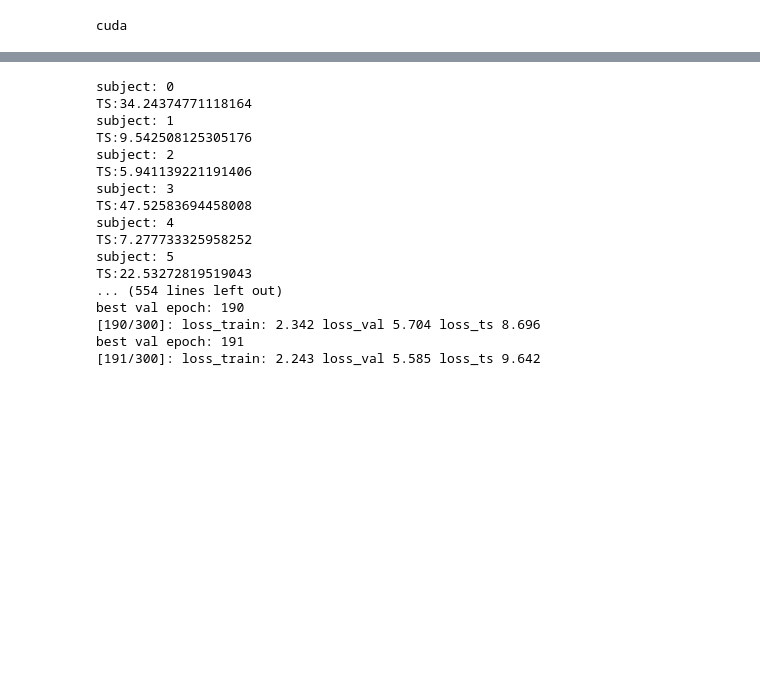
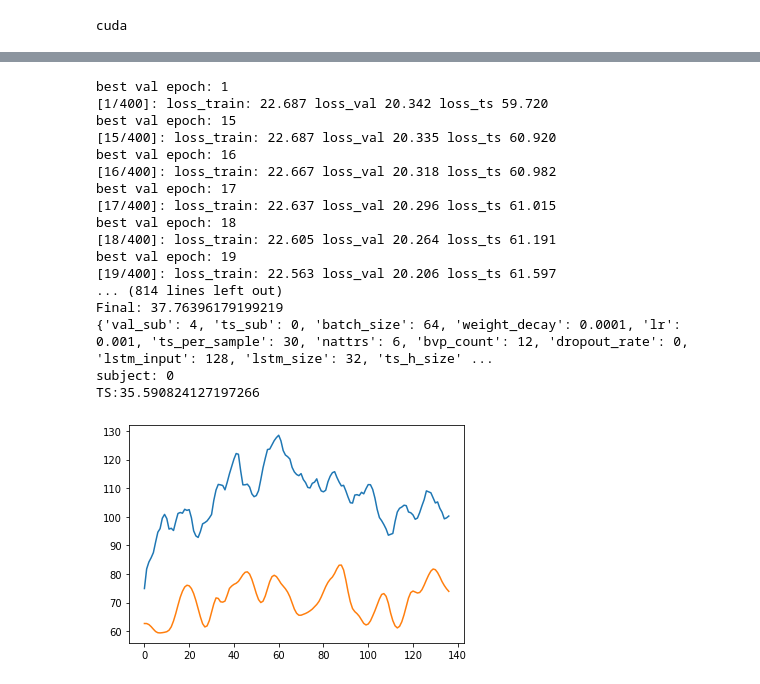
Before and after one commit to davipeag/HeartRateRegression, a Jupyter notebook: ieee_test_pce_lstm.ipynb, the cells around one changed output, grey strips where cells are left out. Drawn from its saved outputs; the diff is of its cells as text; code cells hidden in the pictures; blank space fills up the shorter version.

```diff
--- a/ieee_test_pce_lstm.ipynb
+++ b/ieee_test_pce_lstm.ipynb
@@ -170,51 +180,53 @@ from PPG import UtilitiesDataXY
 
 
 aresults = list()
-for ts_sub in [0,1,2,3, 4,5,6,7,8,9]:
+for ts_sub in [0]:#[0,1,2,3, 4,5,6,7,8,9]:
   dresults = list()
   for i in range(7):
     filename = f"ieee_test_ts_{ts_sub}_{i}_pce_lstm_12"
     save_path = os.path.join(STORE_DIR, filename)
     try:
+      raise FileNotFoundError
       with open(save_path , "rb") as f:
         out = pickle.load(f)
     except FileNotFoundError:
       full_trainer = FullTrainer.IeeeJointValNoHrPceLstmFullTrainer(dfs_train, args["device"], nrun=400)
     else:
       dresults.append(out)
       continue
     # try:
     fchoice["ts_sub"] = ts_sub
     out = full_trainer.train(**fchoice)
     print(out["args"], out["metric"])
     dresults.append(out)
     with open(save_path, "wb") as f:
       pickle.dump(out, f)
     # except RuntimeError as e:
     #   if isinstance(e, KeyboardInterrupt):
     #     raise e
     #   else:
     #     print("####")
     #     print(f"Failed: {choice}")
     #     print("###")
   print(f"subject: {ts_sub}")
   print(f"TS:{compute_ensemble(dresults)}")
   aresults.append(dresults)
 # %% [output]
+best val epoch: 1
+[1/400]: loss_train: 22.687 loss_val 20.342 loss_ts 59.720
+best val epoch: 15
+[15/400]: loss_train: 22.687 loss_val 20.335 loss_ts 60.920
+best val epoch: 16
+[16/400]: loss_train: 22.667 loss_val 20.318 loss_ts 60.982
+best val epoch: 17
+[17/400]: loss_train: 22.637 loss_val 20.296 loss_ts 61.015
+best val epoch: 18
+[18/400]: loss_train: 22.605 loss_val 20.264 loss_ts 61.191
+best val epoch: 19
+[19/400]: loss_train: 22.563 loss_val 20.206 loss_ts 61.597
+... (814 lines left out)
+Final: 37.76396179199219
+{'val_sub': 4, 'ts_sub': 0, 'batch_size': 64, 'weight_decay': 0.0001, 'lr': 0.001, 'ts_per_sample': 30, 'nattrs': 6, 'bvp_count': 12, 'dropout_rate': 0, 'lstm_input': 128, 'lstm_size': 32, 'ts_h_size' ...
 subject: 0
-TS:34.24374771118164
-subject: 1
-TS:9.542508125305176
-subject: 2
-TS:5.941139221191406
-subject: 3
-TS:47.52583694458008
-subject: 4
-TS:7.277733325958252
-subject: 5
-TS:22.53272819519043
-... (554 lines left out)
-best val epoch: 190
-[190/300]: loss_train: 2.342 loss_val 5.704 loss_ts 8.696
-best val epoch: 191
-[191/300]: loss_train: 2.243 loss_val 5.585 loss_ts 9.642
+TS:35.590824127197266
+[figure, added]
```
Also changed, not shown: parts of 1 cell of this notebook.
